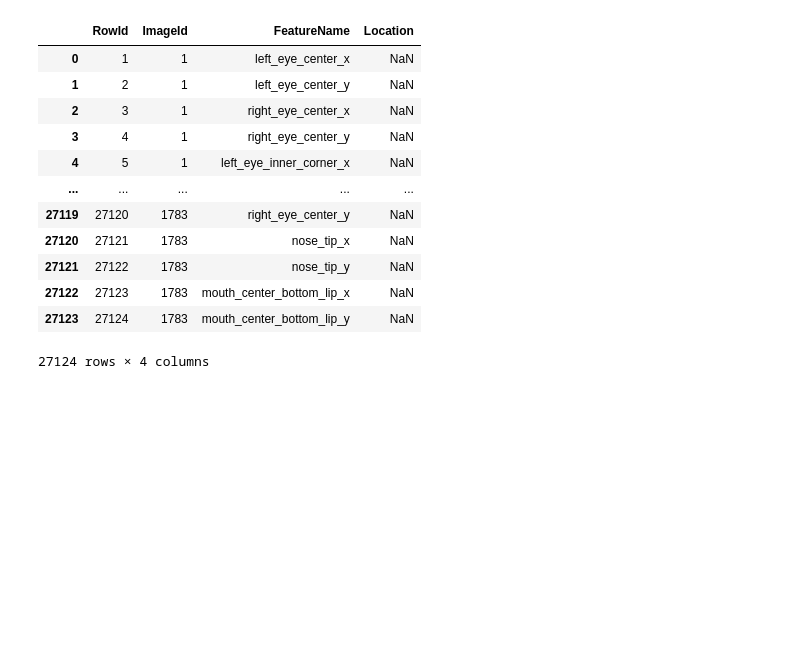
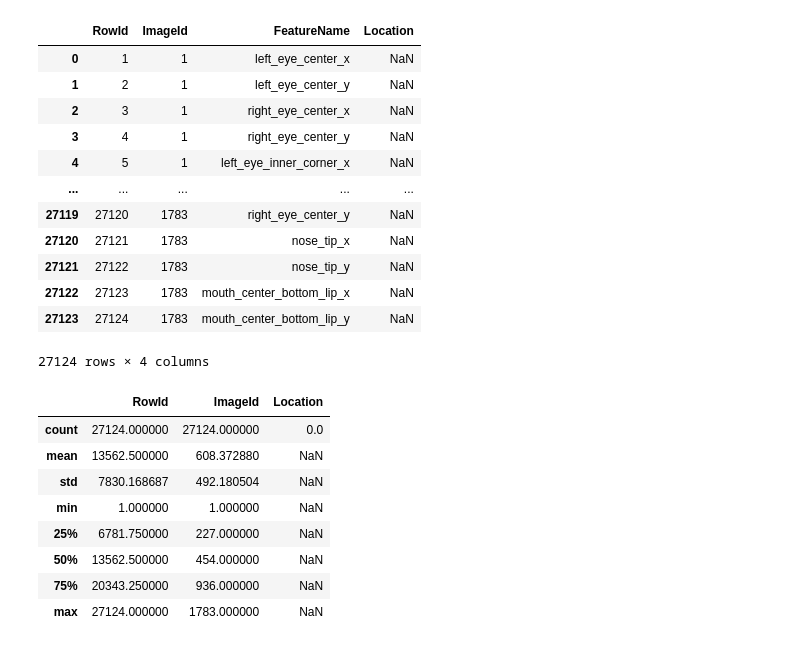
Before and after one commit to allihaider/facial-keypoint-detection, a Jupyter notebook: src/EDA.ipynb, the cells around one changed output. Saved outputs shown, nothing was run; the diff lists cells and outputs as text; code cells hidden in the pictures; blank space fills up the shorter version.

Commit message:
Add EDA for test, sample submission, and id lookup csv files

```diff
--- a/src/EDA.ipynb
+++ b/src/EDA.ipynb
@@ -226,3 +227,15 @@ id_lookup_df
 | 27122 | 27123 | 1783 | mouth_center_bottom_lip_x | NaN |
 | 27123 | 27124 | 1783 | mouth_center_bottom_lip_y | NaN |
 27124 rows × 4 columns
+# %%
+id_lookup_df.describe()
+# %% [output]
+|  | RowId | ImageId | Location |
+| count | 27124.000000 | 27124.000000 | 0.0 |
+| mean | 13562.500000 | 608.372880 | NaN |
+| std | 7830.168687 | 492.180504 | NaN |
+| min | 1.000000 | 1.000000 | NaN |
+| 25% | 6781.750000 | 227.000000 | NaN |
+| 50% | 13562.500000 | 454.000000 | NaN |
+| 75% | 20343.250000 | 936.000000 | NaN |
+| max | 27124.000000 | 1783.000000 | NaN |
```
Also changed, not shown: parts of 13 cells of this notebook.
